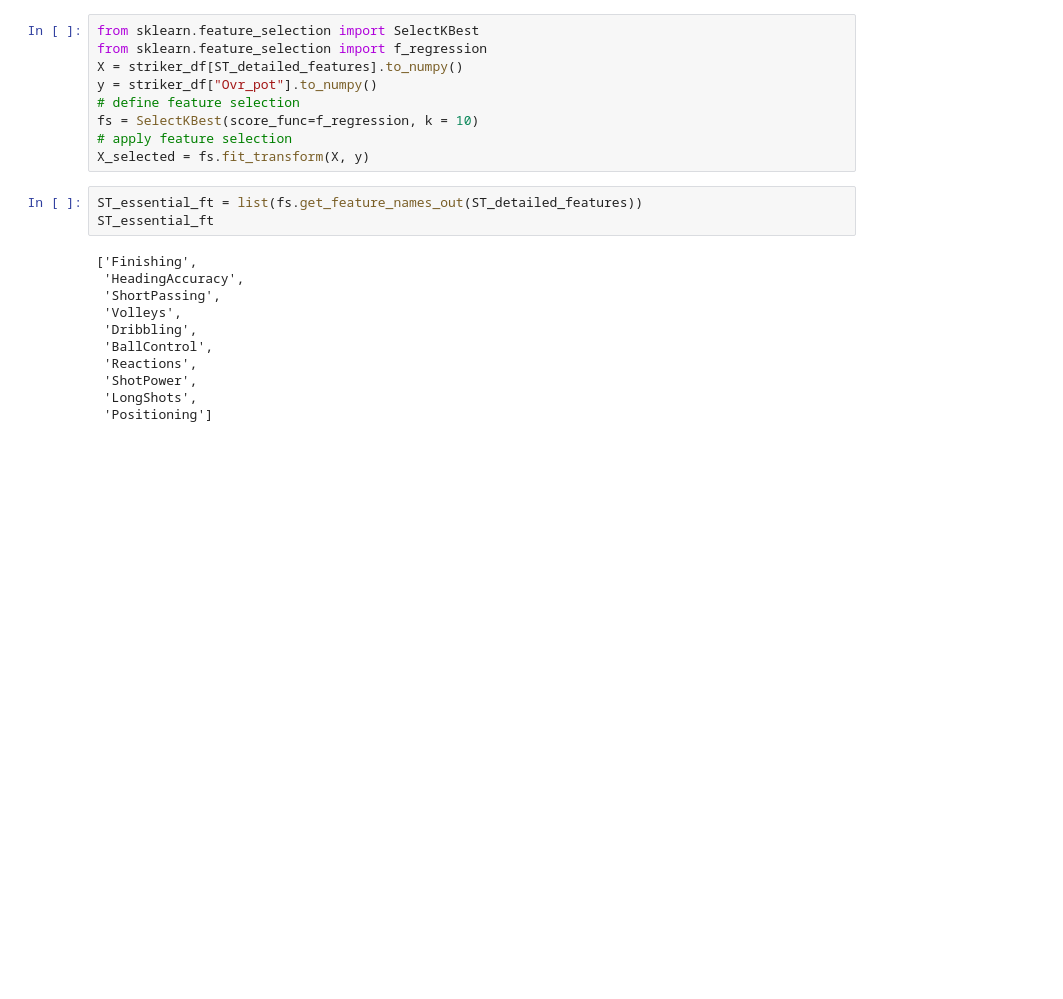
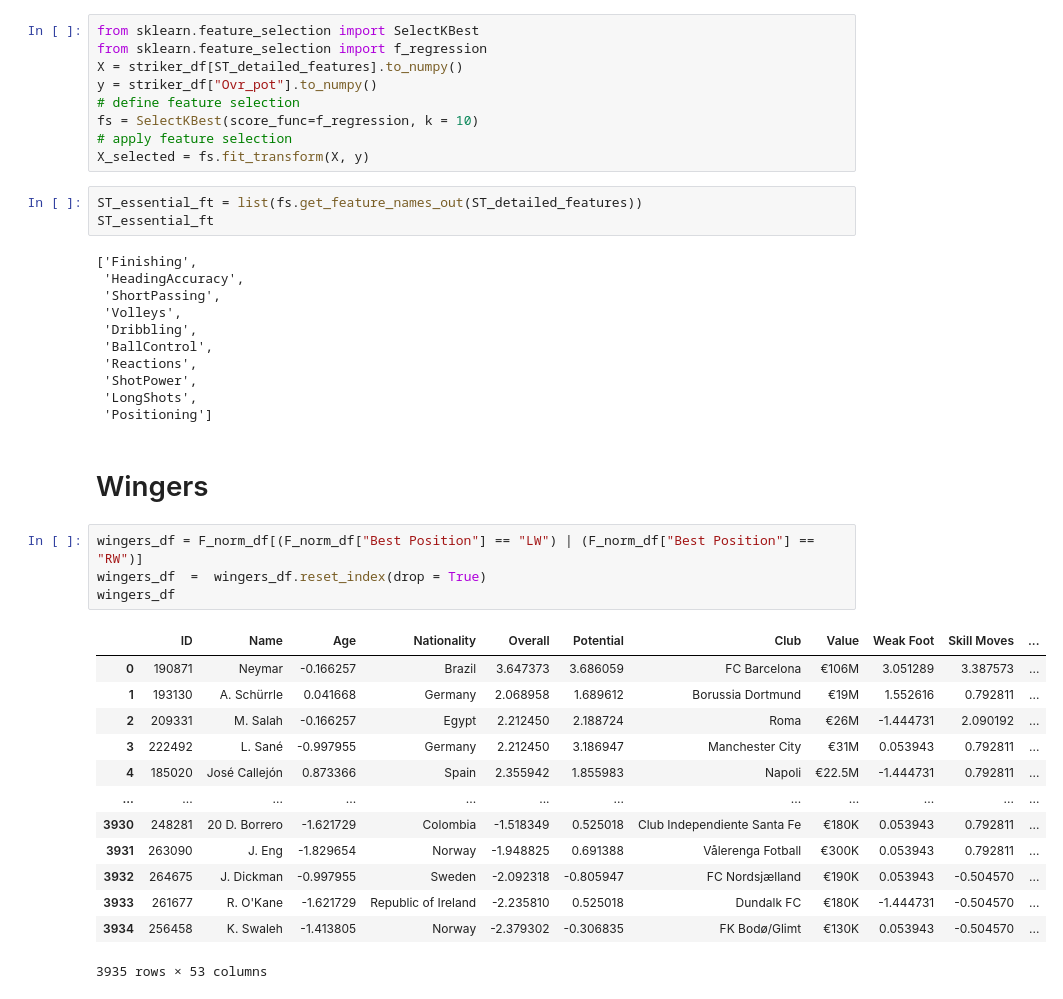
Before and after one commit to Blu-FiBEr/Scoutify, a Jupyter notebook: ClubToPlayer.ipynb, the cells around one changed output. Saved outputs shown, nothing was run; the diff lists cells and outputs as text; blank space fills up the shorter version.

```diff
--- a/ClubToPlayer.ipynb
+++ b/ClubToPlayer.ipynb
@@ -270,3 +298,23 @@ ST_essential_ft
  'ShotPower',
  'LongShots',
  'Positioning']
+# %% [markdown]
+# Wingers
+# %%
+wingers_df = F_norm_df[(F_norm_df["Best Position"] == "LW") | (F_norm_df["Best Position"] == "RW")]
+wingers_df  =  wingers_df.reset_index(drop = True)
+wingers_df
+# %% [output]
+|  | ID | Name | Age | Nationality | Overall | Potential | Club | Value | Weak Foot | Skill Moves | ... |
+| 0 | 190871 | Neymar | -0.166257 | Brazil | 3.647373 | 3.686059 | FC Barcelona | €106M | 3.051289 | 3.387573 | ... |
+| 1 | 193130 | A. Schürrle | 0.041668 | Germany | 2.068958 | 1.689612 | Borussia Dortmund | €19M | 1.552616 | 0.792811 | ... |
+| 2 | 209331 | M. Salah | -0.166257 | Egypt | 2.212450 | 2.188724 | Roma | €26M | -1.444731 | 2.090192 | ... |
+| 3 | 222492 | L. Sané | -0.997955 | Germany | 2.212450 | 3.186947 | Manchester City | €31M | 0.053943 | 0.792811 | ... |
+| 4 | 185020 | José Callejón | 0.873366 | Spain | 2.355942 | 1.855983 | Napoli | €22.5M | -1.444731 | 0.792811 | ... |
+| ... | ... | ... | ... | ... | ... | ... | ... | ... | ... | ... | ... |
+| 3930 | 248281 | 20 D. Borrero | -1.621729 | Colombia | -1.518349 | 0.525018 | Club Independiente Santa Fe | €180K | 0.053943 | 0.792811 | ... |
+| 3931 | 263090 | J. Eng | -1.829654 | Norway | -1.948825 | 0.691388 | Vålerenga Fotball | €300K | 0.053943 | 0.792811 | ... |
+| 3932 | 264675 | J. Dickman | -0.997955 | Sweden | -2.092318 | -0.805947 | FC Nordsjælland | €190K | 0.053943 | -0.504570 | ... |
+| 3933 | 261677 | R. O'Kane | -1.621729 | Republic of Ireland | -2.235810 | 0.525018 | Dundalk FC | €180K | -1.444731 | -0.504570 | ... |
+| 3934 | 256458 | K. Swaleh | -1.413805 | Norway | -2.379302 | -0.306835 | FK Bodø/Glimt | €130K | 0.053943 | -0.504570 | ... |
+3935 rows × 53 columns
```
Also changed, not shown: parts of 23 cells of this notebook.
